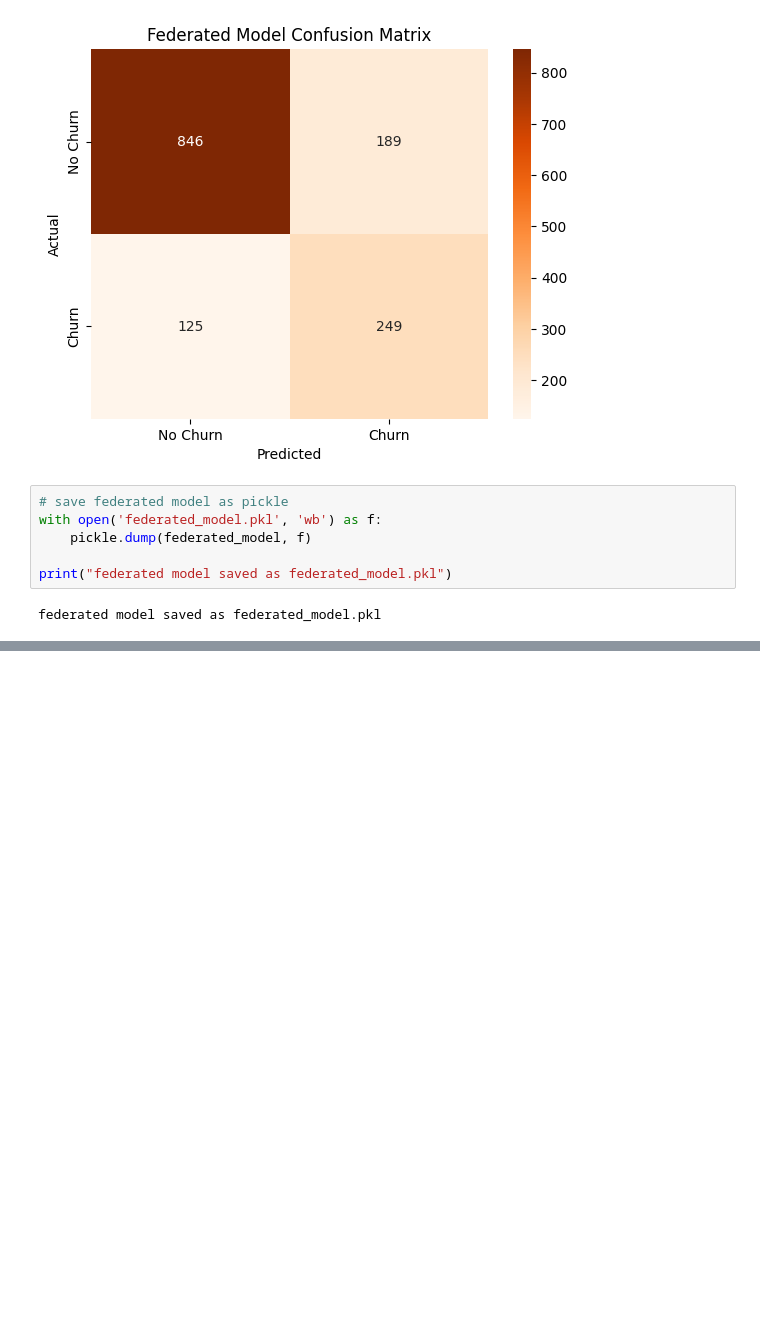
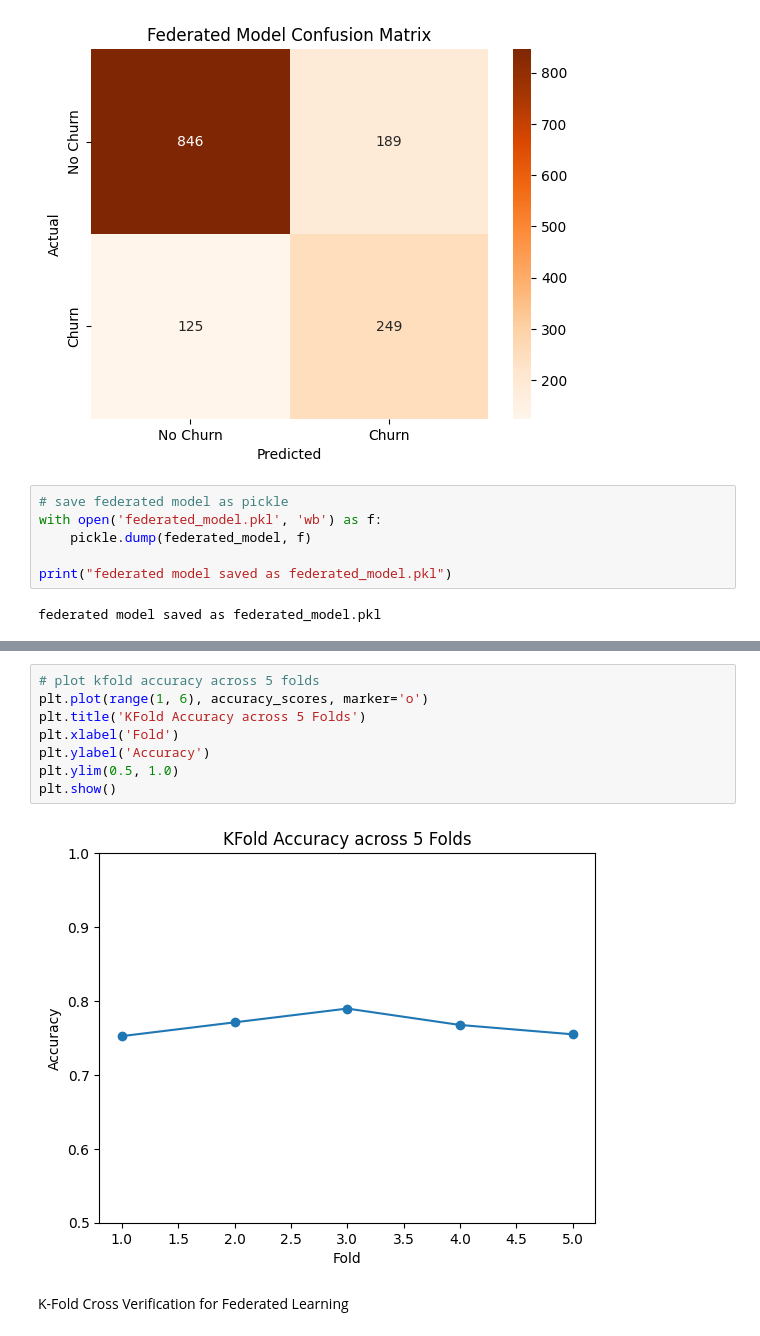
Before and after one commit to navaneethakannanindia7/Privacy-Preserving-Customer-churn-Prediction-using-Federated-Learning-on-distributed-Data, a Jupyter notebook: final.ipynb, the cells around one changed output, grey strips where cells are left out. Saved outputs shown, nothing was run; the diff lists cells and outputs as text; blank space fills up the shorter version.

```diff
--- a/final.ipynb
+++ b/final.ipynb
@@ -382,0 +419,12 @@ plt.show()
+# %%
+# plot kfold accuracy across 5 folds
+plt.plot(range(1, 6), accuracy_scores, marker='o')
+plt.title('KFold Accuracy across 5 Folds')
+plt.xlabel('Fold')
+plt.ylabel('Accuracy')
+plt.ylim(0.5, 1.0)
+plt.show()
+# %% [output]
+[figure, added]
+# %% [markdown]
+K-Fold Cross Verification for Federated Learning
```
Also changed, not shown: parts of 17 cells of this notebook.
